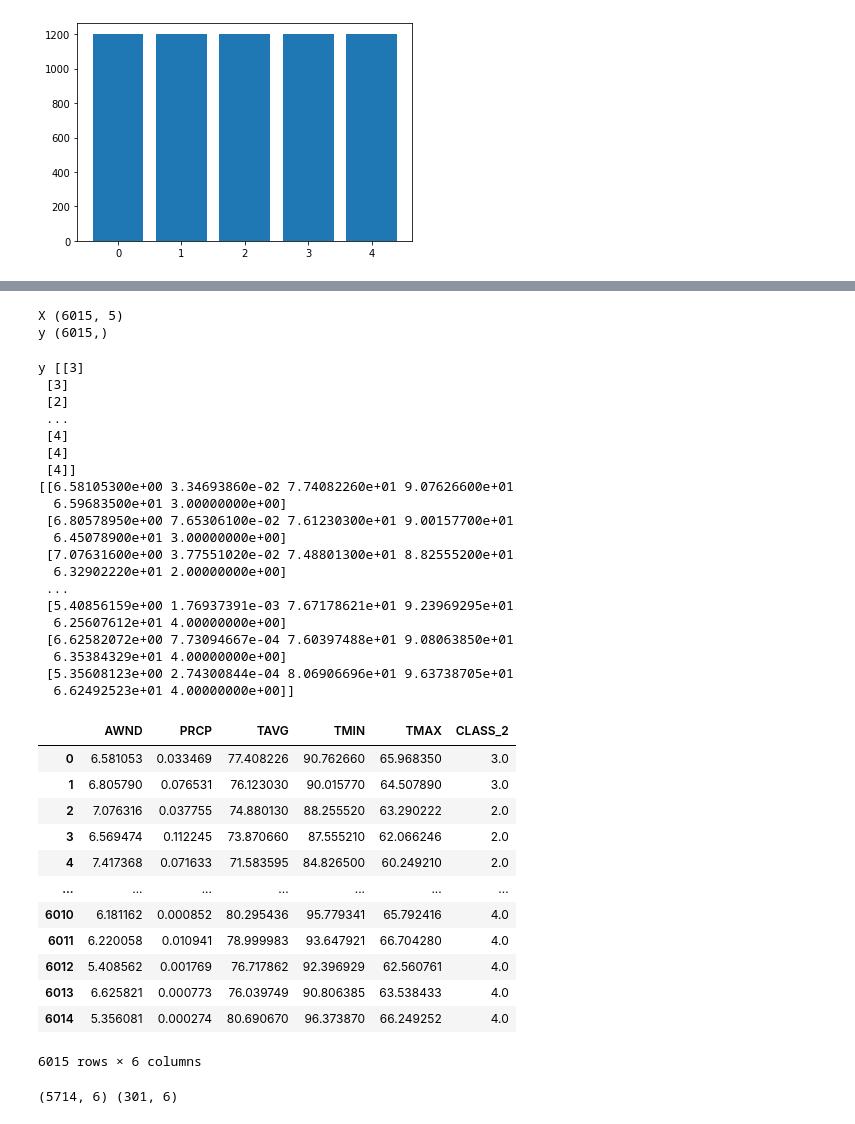
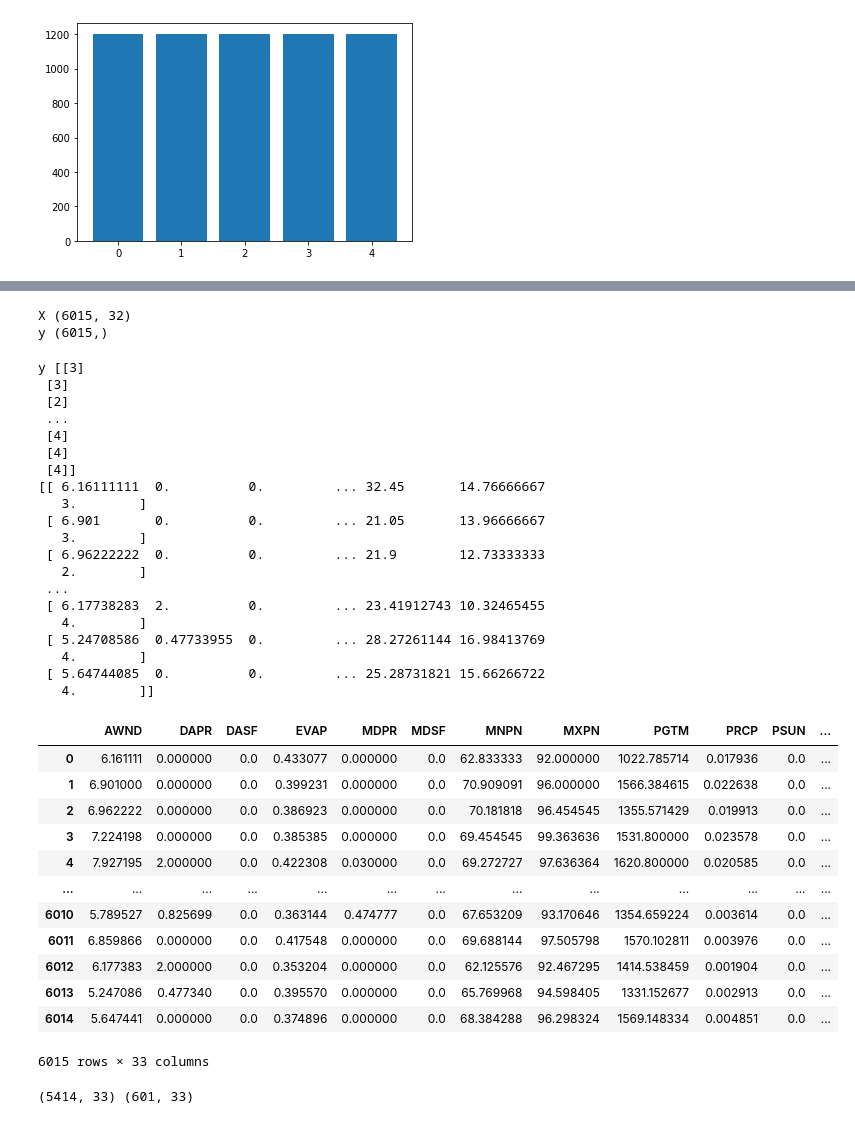
Before and after one commit to VasuPatel001/CS-230, a Jupyter notebook: CS230_Keras_implementation.ipynb, the cells around one changed output, grey strips where cells are left out. Drawn from its saved outputs; the diff is of its cells as text; code cells hidden in the pictures.

```diff
--- a/CS230_Keras_implementation.ipynb
+++ b/CS230_Keras_implementation.ipynb
@@ -353,9 +380,9 @@ from matplotlib import pyplot
 from sklearn.preprocessing import LabelEncoder
 
 # define the dataset location
-url = '/content/drive/Shareddrives/CS_229_project/Electricity_Consumption_data/dataset.csv'
+url = '/content/drive/Shareddrives/CS_229_project/Electricity_Consumption_data/dataset_final.csv'
 # load the csv file as a data frame
-df = read_csv(url, usecols=['AWND','PRCP','TAVG','TMIN','TMAX','CLASS_2'])
+df = read_csv(url, usecols=['AWND','DAPR','DASF','EVAP','MDPR','MDSF','MNPN','MXPN','PGTM','PRCP','PSUN','SN33','SN35','SNOW','SNWD','SX32','SX33','TAVG','TMAX','TMIN','TOBS','TSUN','WDF2','WDF5','WDFG','WDMV','WESD','WESF','WSF2','WSF5','WSFG','WSFI','CLASS_2'])
 df = df.fillna(0).dropna()
 data = df.values
 
@@ -408,7 +435,7 @@ print('y', y.shape)
 type(y)
 n = X.shape[0]
 # %% [output]
-X (6015, 5)
+X (6015, 32)
 y (6015,)
 # %%
 #Concetanate X & y
@@ -424,44 +451,44 @@ y [[3]
  [4]
  [4]
  [4]]
-[[6.58105300e+00 3.34693860e-02 7.74082260e+01 9.07626600e+01
-  6.59683500e+01 3.00000000e+00]
- [6.80578950e+00 7.65306100e-02 7.61230300e+01 9.00157700e+01
-  6.45078900e+01 3.00000000e+00]
- [7.07631600e+00 3.77551020e-02 7.48801300e+01 8.82555200e+01
-  6.32902220e+01 2.00000000e+00]
+[[ 6.16111111  0.          0.         ... 32.45       14.76666667
+   3.        ]
+ [ 6.901       0.          0.         ... 21.05       13.96666667
+   3.        ]
+ [ 6.96222222  0.          0.         ... 21.9        12.73333333
+   2.        ]
  ...
- [5.40856159e+00 1.76937391e-03 7.67178621e+01 9.23969295e+01
-  6.25607612e+01 4.00000000e+00]
- [6.62582072e+00 7.73094667e-04 7.60397488e+01 9.08063850e+01
-  6.35384329e+01 4.00000000e+00]
- [5.35608123e+00 2.74300844e-04 8.06906696e+01 9.63738705e+01
-  6.62492523e+01 4.00000000e+00]]
+ [ 6.17738283  2.          0.         ... 23.41912743 10.32465455
+   4.        ]
+ [ 5.24708586  0.47733955  0.         ... 28.27261144 16.98413769
+   4.        ]
+ [ 5.64744085  0.          0.         ... 25.28731821 15.66266722
+   4.        ]]
 # %%
 #Convert 'data' to pandas dataframe
-dataset_s = pd.DataFrame(data, columns=['AWND','PRCP','TAVG','TMIN','TMAX','CLASS_2'])
+dataset_s = pd.DataFrame(data, columns=['AWND','DAPR','DASF','EVAP','MDPR','MDSF','MNPN','MXPN','PGTM','PRCP','PSUN','SN33','SN35','SNOW','SNWD','SX32','SX33','TAVG','TMAX','TMIN','TOBS','TSUN','WDF2','WDF5','WDFG','WDMV','WESD','WESF','WSF2','WSF5','WSFG','WSFI','CLASS_2'])
 dataset_s
 # %% [output]
-|  | AWND | PRCP | TAVG | TMIN | TMAX | CLASS_2 |
-| 0 | 6.581053 | 0.033469 | 77.408226 | 90.762660 | 65.968350 | 3.0 |
-| 1 | 6.805790 | 0.076531 | 76.123030 | 90.015770 | 64.507890 | 3.0 |
-| 2 | 7.076316 | 0.037755 | 74.880130 | 88.255520 | 63.290222 | 2.0 |
-| 3 | 6.569474 | 0.112245 | 73.870660 | 87.555210 | 62.066246 | 2.0 |
-| 4 | 7.417368 | 0.071633 | 71.583595 | 84.826500 | 60.249210 | 2.0 |
-| ... | ... | ... | ... | ... | ... | ... |
-| 6010 | 6.181162 | 0.000852 | 80.295436 | 95.779341 | 65.792416 | 4.0 |
-| 6011 | 6.220058 | 0.010941 | 78.999983 | 93.647921 | 66.704280 | 4.0 |
-| 6012 | 5.408562 | 0.001769 | 76.717862 | 92.396929 | 62.560761 | 4.0 |
-| 6013 | 6.625821 | 0.000773 | 76.039749 | 90.806385 | 63.538433 | 4.0 |
-| 6014 | 5.356081 | 0.000274 | 80.690670 | 96.373870 | 66.249252 | 4.0 |
+|  | AWND | DAPR | DASF | EVAP | MDPR | MDSF | MNPN | MXPN | PGTM | PRCP | PSUN | ... |
+| 0 | 6.161111 | 0.000000 | 0.0 | 0.433077 | 0.000000 | 0.0 | 62.833333 | 92.000000 | 1022.785714 | 0.017936 | 0.0 | ... |
+| 1 | 6.901000 | 0.000000 | 0.0 | 0.399231 | 0.000000 | 0.0 | 70.909091 | 96.000000 | 1566.384615 | 0.022638 | 0.0 | ... |
+| 2 | 6.962222 | 0.000000 | 0.0 | 0.386923 | 0.000000 | 0.0 | 70.181818 | 96.454545 | 1355.571429 | 0.019913 | 0.0 | ... |
+| 3 | 7.224198 | 0.000000 | 0.0 | 0.385385 | 0.000000 | 0.0 | 69.454545 | 99.363636 | 1531.800000 | 0.023578 | 0.0 | ... |
+| 4 | 7.927195 | 2.000000 | 0.0 | 0.422308 | 0.030000 | 0.0 | 69.272727 | 97.636364 | 1620.800000 | 0.020585 | 0.0 | ... |
+| ... | ... | ... | ... | ... | ... | ... | ... | ... | ... | ... | ... | ... |
+| 6010 | 5.789527 | 0.825699 | 0.0 | 0.363144 | 0.474777 | 0.0 | 67.653209 | 93.170646 | 1354.659224 | 0.003614 | 0.0 | ... |
+| 6011 | 6.859866 | 0.000000 | 0.0 | 0.417548 | 0.000000 | 0.0 | 69.688144 | 97.505798 | 1570.102811 | 0.003976 | 0.0 | ... |
+| 6012 | 6.177383 | 2.000000 | 0.0 | 0.353204 | 0.000000 | 0.0 | 62.125576 | 92.467295 | 1414.538459 | 0.001904 | 0.0 | ... |
+| 6013 | 5.247086 | 0.477340 | 0.0 | 0.395570 | 0.000000 | 0.0 | 65.769968 | 94.598405 | 1331.152677 | 0.002913 | 0.0 | ... |
+| 6014 | 5.647441 | 0.000000 | 0.0 | 0.374896 | 0.000000 | 0.0 | 68.384288 | 96.298324 | 1569.148334 | 0.004851 | 0.0 | ... |
-6015 rows × 6 columns
+6015 rows × 33 columns
 # %%
 #split train & test dataset
-train_s = dataset_s.sample(frac=0.95) #random_state=0
+train_s = dataset_s.sample(frac=0.9) #random_state=0
 test_s = dataset_s.drop(train_s.index)
 print(train_s.shape, test_s.shape)
 # %% [output]
-(5714, 6) (301, 6)
+(5414, 33) (601, 33)
 # %%
 #Create one-hot encoding for TRAIN dataset
 existing_vals = np.unique(train_s['CLASS_2'].values)
```
Also changed, not shown: parts of 39 cells of this notebook.
